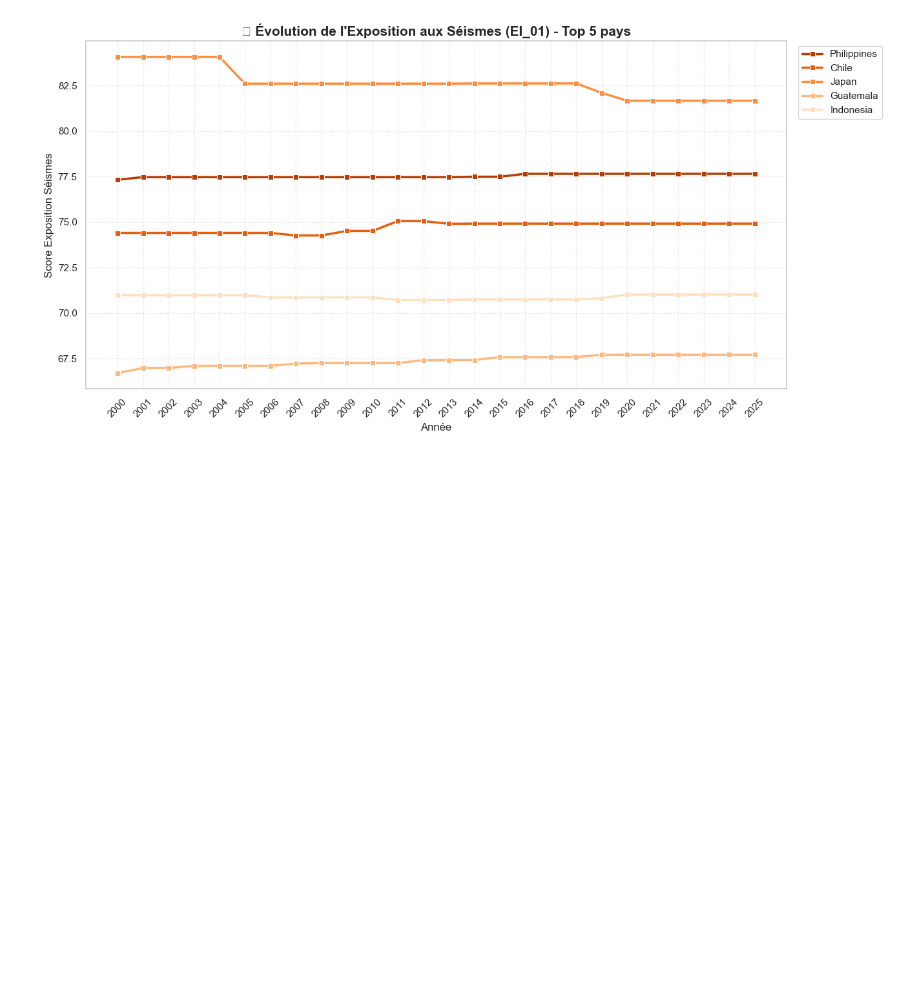
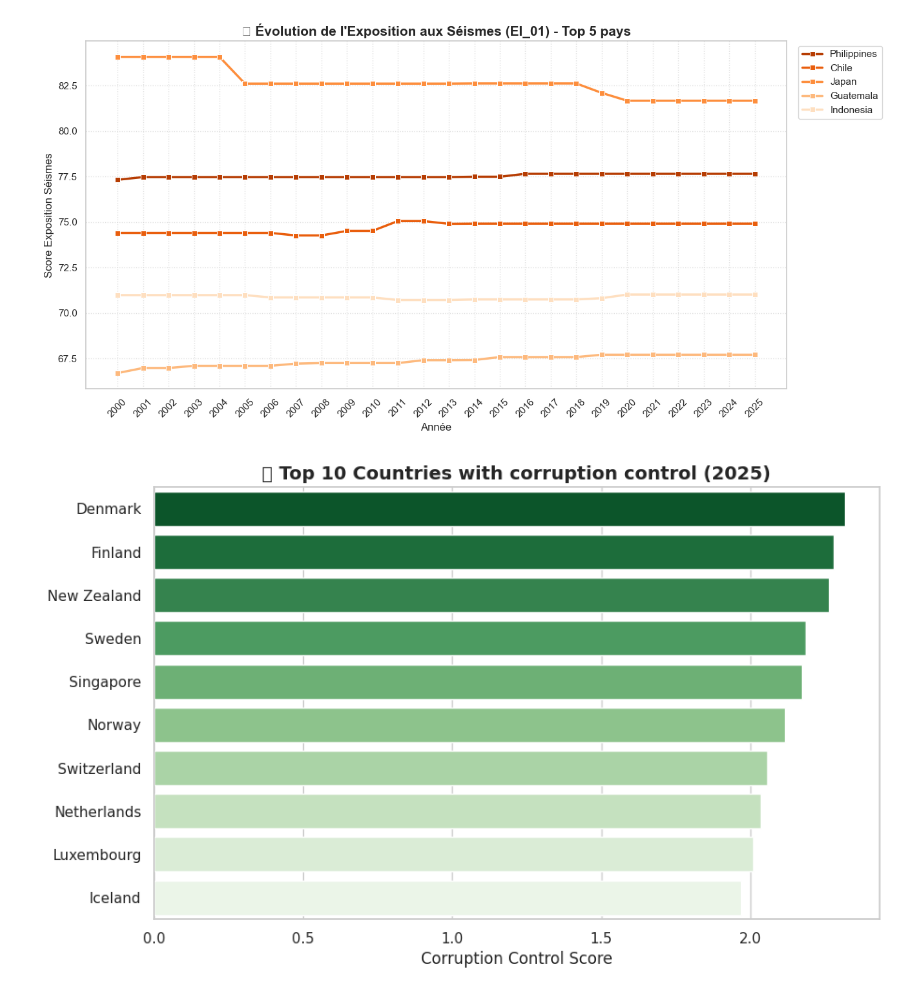
Before and after one commit to audurierth/world-risk-stats, a Jupyter notebook: graphics_BECHARD.ipynb, the cells around one changed output. Drawn from its saved outputs; the diff is of its cells as text; code cells hidden in the pictures; blank space fills up the shorter version.

Commit message:
Added new graphics and cleaned data

```diff
--- a/graphics_BECHARD.ipynb
+++ b/graphics_BECHARD.ipynb
@@ -334,3 +332,14 @@ if 'EI_01' in df.columns:
     plt.show()
 # %% [output]
 [figure]
+# %%
+df_countries_corruption = df.groupby('WRI.Country')['CI_03a_Base'].mean().reset_index()
+top_ten_countries = df_countries_corruption.sort_values(by='CI_03a_Base', ascending=False).head(10)
+plt.figure(figsize=(10, 6))
+sns.barplot(data=top_ten_countries, x='CI_03a_Base', y='WRI.Country', palette='Greens_r')
+plt.title(f'🟢 Top 10 Countries with corruption control (2025)', fontsize=14, fontweight='bold')
+plt.xlabel('Corruption Control Score')
+plt.ylabel('')
+plt.show()
+# %% [output]
+[figure, added]
```
Also changed, not shown: parts of 8 cells of this notebook, 6 other files.
